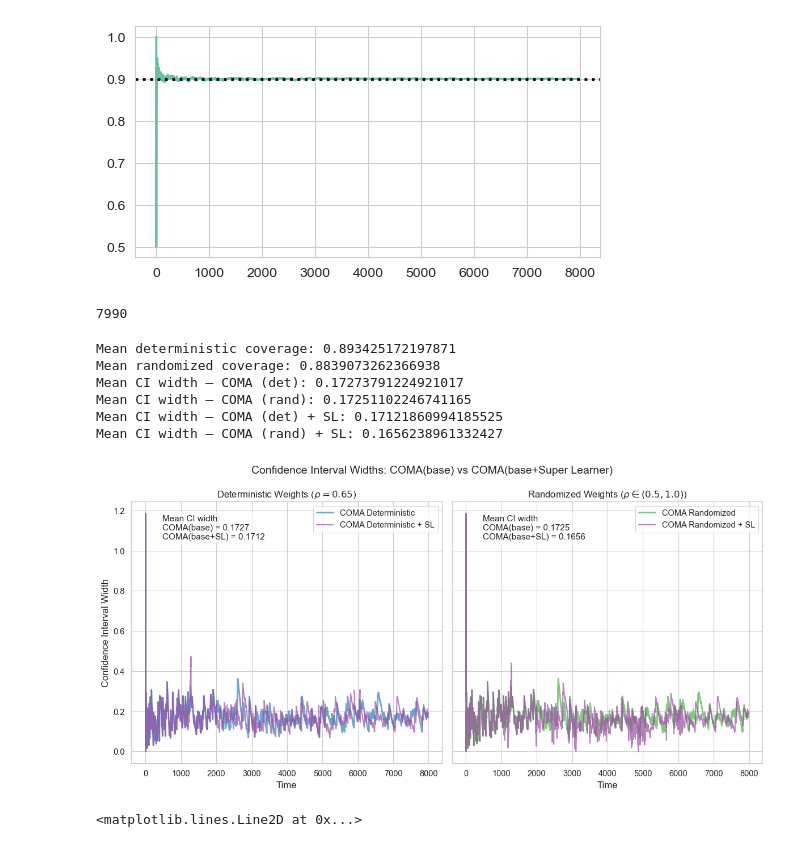
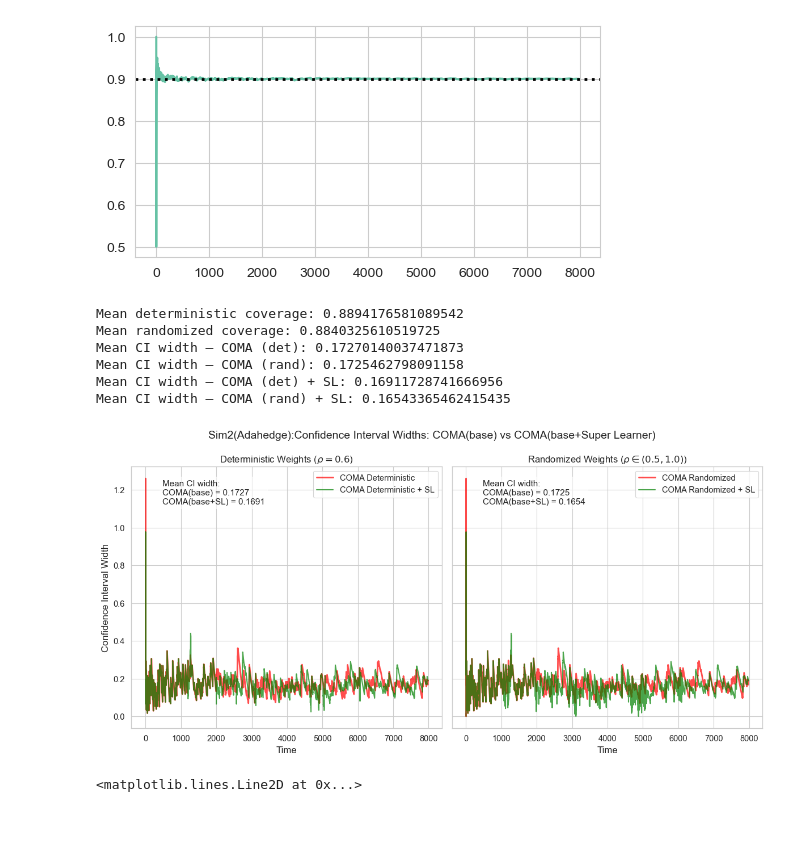
Before and after one commit to victorianian610/Online-Conformal-Prediction-with-SuperLearning-, a Jupyter notebook: onlinecp_model_aggregation_comparision.ipynb, the cells around one changed output. Drawn from its saved outputs; the diff is of its cells as text; code cells hidden in the pictures.

```diff
--- a/onlinecp_model_aggregation_comparision.ipynb
+++ b/onlinecp_model_aggregation_comparision.ipynb
@@ -1236,19 +1339,6 @@ plt.axhline(y= (1 - 0.1), linestyle='dotted', color="k", linewidth=2, label=r'$1
 # %% [output]
 <matplotlib.lines.Line2D at 0x...>
 [figure]
-# %%
-min_len = min(
-    len(results_jd_sa['q_decaying']),
-    len(results_jd_srm_model1['q_decaying']),
-    len(results_jd_lstm3_model1['q_decaying']),
-    #len(results_jd_lstm3_model2['q_decaying']),
-    len(results_data_sp['q_decaying']),
-    len(y_true_test)
-)
-
-print(min_len)
-# %% [output]
-7990
 # %%
 
 min_len = min(
@@ -1309,12 +1399,26 @@ result_sl = coma_loop(intervals_list_sl, weights_sl, y_test_aligned)
 print("Mean deterministic coverage:", result_sl["mean_m_cov"])
 print("Mean randomized coverage:", result_sl["mean_wm_cov"])
 
+
+intervals_list_plain = [intervals_ma, intervals_sarimax_model1, intervals_lstm1]
+weights_plain = adahedAlg["weights"]
+
+# --- Step 5: Align test labels ---
+y_test_aligned = y_true_test[-min_len:]
+
+# --- Step 6: Run COMA ---
+result_plain = coma_loop(intervals_list_plain, weights_plain, y_test_aligned)
 # --- Step 7: Compute widths ---
-pi_m   = result_sl["pi_m"]
-pi_wm  = result_sl["pi_wm"]
+pi_m_plain   = result_plain["pi_m"]
+pi_wm_plain  = result_plain["pi_wm"]
+coma_width_det  = np.array([loss_fun(ci) for ci in pi_m_plain])
+coma_width_rand = np.array([loss_fun(ci) for ci in pi_wm_plain])
+# --- Step 7: Compute widths ---
+pi_m_sl   = result_sl["pi_m"]
+pi_wm_sl  = result_sl["pi_wm"]
 
-coma_width_det_sl  = np.array([loss_fun(ci) for ci in pi_m])
-coma_width_rand_sl = np.array([loss_fun(ci) for ci in pi_wm])
+coma_width_det_sl  = np.array([loss_fun(ci) for ci in pi_m_sl])
+coma_width_rand_sl = np.array([loss_fun(ci) for ci in pi_wm_sl])
 
 print("Mean CI width — COMA (det):", np.nanmean(coma_width_det))
 print("Mean CI width — COMA (rand):", np.nanmean(coma_width_rand))
@@ -1324,49 +1428,49 @@ print("Mean CI width — COMA (rand) + SL:", np.nanmean(coma_width_rand_sl))
 fig, axes = plt.subplots(1, 2, figsize=(12, 6), sharey=True)
 
 # --- Deterministic subplot ---
-axes[0].plot(coma_width_det, label='COMA Deterministic', linewidth=2, alpha=0.7, color=colors[1])
-axes[0].plot(coma_width_det_sl, label='COMA Deterministic + SL', linewidth=1.5, alpha=0.7, color=colors[3])
-axes[0].set_title("Deterministic Weights ($\\rho=0.65$)", fontsize=12)
+axes[0].plot(coma_width_det, label='COMA Deterministic', linewidth=2, alpha=0.7, color='red')
+axes[0].plot(coma_width_det_sl, label='COMA Deterministic + SL', linewidth=1.5, alpha=0.7, color='green')
+axes[0].set_title("Deterministic Weights ($\\rho=0.6$)", fontsize=12)
 axes[0].set_xlabel("Time", fontsize=12)
 axes[0].set_ylabel("Confidence Interval Width", fontsize=12)
 axes[0].legend()
 
 # Add mean values annotation
 mean_det = np.nanmean(coma_width_det)
 mean_det_sl = np.nanmean(coma_width_det_sl)
 axes[0].text(0.1, 0.95,
              f"Mean CI width:\nCOMA(base) = {mean_det:.4f}\nCOMA(base+SL) = {mean_det_sl:.4f}",
              transform=axes[0].transAxes,
              fontsize=11, verticalalignment="top",
              bbox=dict(boxstyle="round", facecolor="white", alpha=0.6))
 
 # --- Randomized subplot ---
-axes[1].plot(coma_width_rand, label='COMA Randomized', linewidth=2, alpha=0.7, color=colors[2])
-axes[1].plot(coma_width_rand_sl, label='COMA Randomized + SL', linewidth=1.5, alpha=0.7, color=colors[3])
+axes[1].plot(coma_width_rand, label='COMA Randomized', linewidth=2, alpha=0.7, color='red')
+axes[1].plot(coma_width_rand_sl, label='COMA Randomized + SL', linewidth=1.5, alpha=0.7, color='green')
 axes[1].set_title("Randomized Weights ($\\rho \\in (0.5,1.0)$)", fontsize=12)
 axes[1].set_xlabel("Time", fontsize=12)
 axes[1].legend()
 
 # Add mean values annotation
 mean_rand = np.nanmean(coma_width_rand)
 mean_rand_sl = np.nanmean(coma_width_rand_sl)
 axes[1].text(0.1, 0.95,
              f"Mean CI width:\nCOMA(base) = {mean_rand:.4f}\nCOMA(base+SL) = {mean_rand_sl:.4f}",
              transform=axes[1].transAxes,
              fontsize=11, verticalalignment="top",
              bbox=dict(boxstyle="round", facecolor="white", alpha=0.6))
 
-plt.suptitle("Confidence Interval Widths: COMA(base) vs COMA(base+Super Learner)", fontsize=14)
+plt.suptitle("Sim2(Adahedge):Confidence Interval Widths: COMA(base) vs COMA(base+Super Learner)", fontsize=14)
 plt.tight_layout()
 plt.show()
 # %% [output]
-Mean deterministic coverage: 0.893425172197871
-Mean randomized coverage: 0.8839073262366938
-Mean CI width — COMA (det): 0.17273791224921017
-Mean CI width — COMA (rand): 0.17251102246741165
-Mean CI width — COMA (det) + SL: 0.17121860994185525
-Mean CI width — COMA (rand) + SL: 0.1656238961332427
+Mean deterministic coverage: 0.8894176581089542
+Mean randomized coverage: 0.8840325610519725
+Mean CI width — COMA (det): 0.17270140037471873
+Mean CI width — COMA (rand): 0.1725462798091158
+Mean CI width — COMA (det) + SL: 0.16911728741666956
+Mean CI width — COMA (rand) + SL: 0.16543365462415435
-[figure, old version]
+[figure, new version]
 # %%
 coma_coverag_sl = np.cumsum(result_sl['m_cov']) / (np.arange(len(result_sl['m_cov'])) + 1)
 plt.figure(figsize=(6, 3))
```
Also changed, not shown: parts of 38 cells of this notebook.
